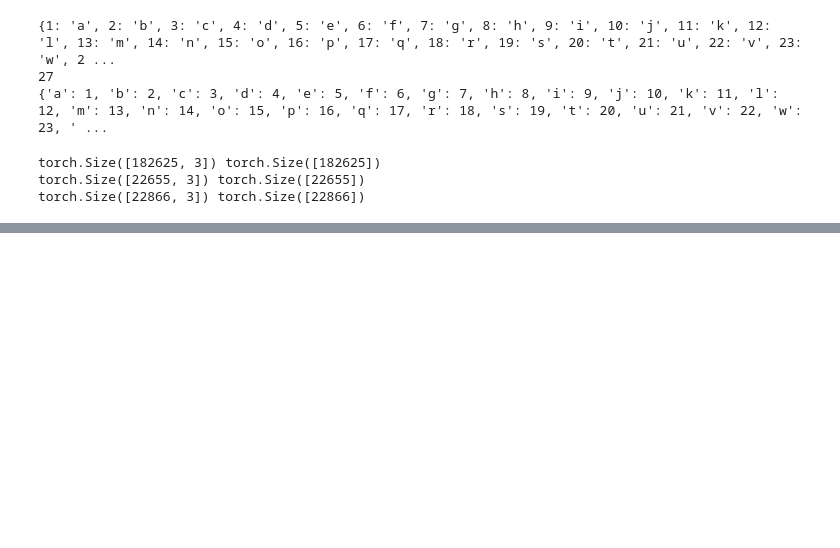
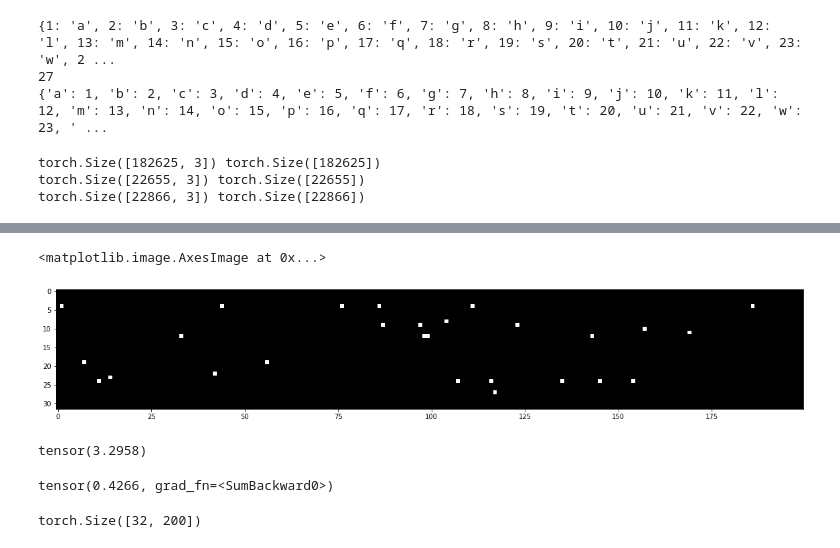
Before and after one commit to eric212chan/makemore, a Jupyter notebook: build_makemore_mlp2.ipynb, the cells around one changed output, grey strips where cells are left out. Cells and saved outputs as stored; diff of their text form; code cells hidden in the pictures; blank space fills up the shorter version.

```diff
--- a/build_makemore_mlp2.ipynb
+++ b/build_makemore_mlp2.ipynb
@@ -144,0 +277,19 @@ tensor([[ 0,  0,  0],
+# %%
+plt.figure(figsize=(20,10))
+plt.imshow(h.abs() > 0.99, cmap='gray', interpolation='nearest')
+#for any vertical white column, is a dead neuron, ie., no sample can activate that neuron.
+# %% [output]
+<matplotlib.image.AxesImage at 0x...>
+[figure, added]
+# %%
+-torch.tensor(1/27.0).log()
+# %% [output]
+tensor(3.2958)
+# %%
+logits[0].sum()
+# %% [output]
+tensor(0.4266, grad_fn=<SumBackward0>)
+# %%
+h.shape
+# %% [output]
+torch.Size([32, 200])
```
Also changed, not shown: parts of 18 cells of this notebook.
